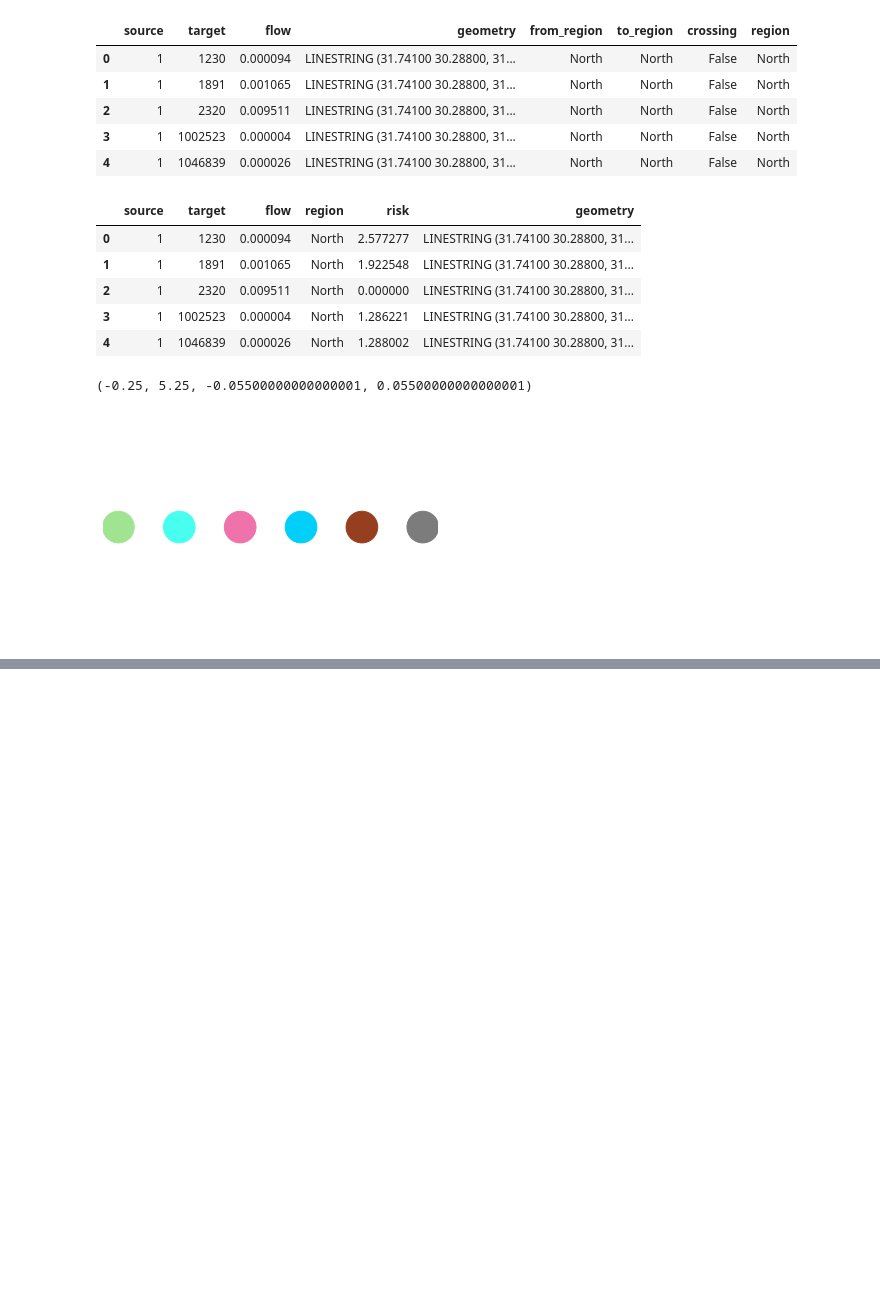
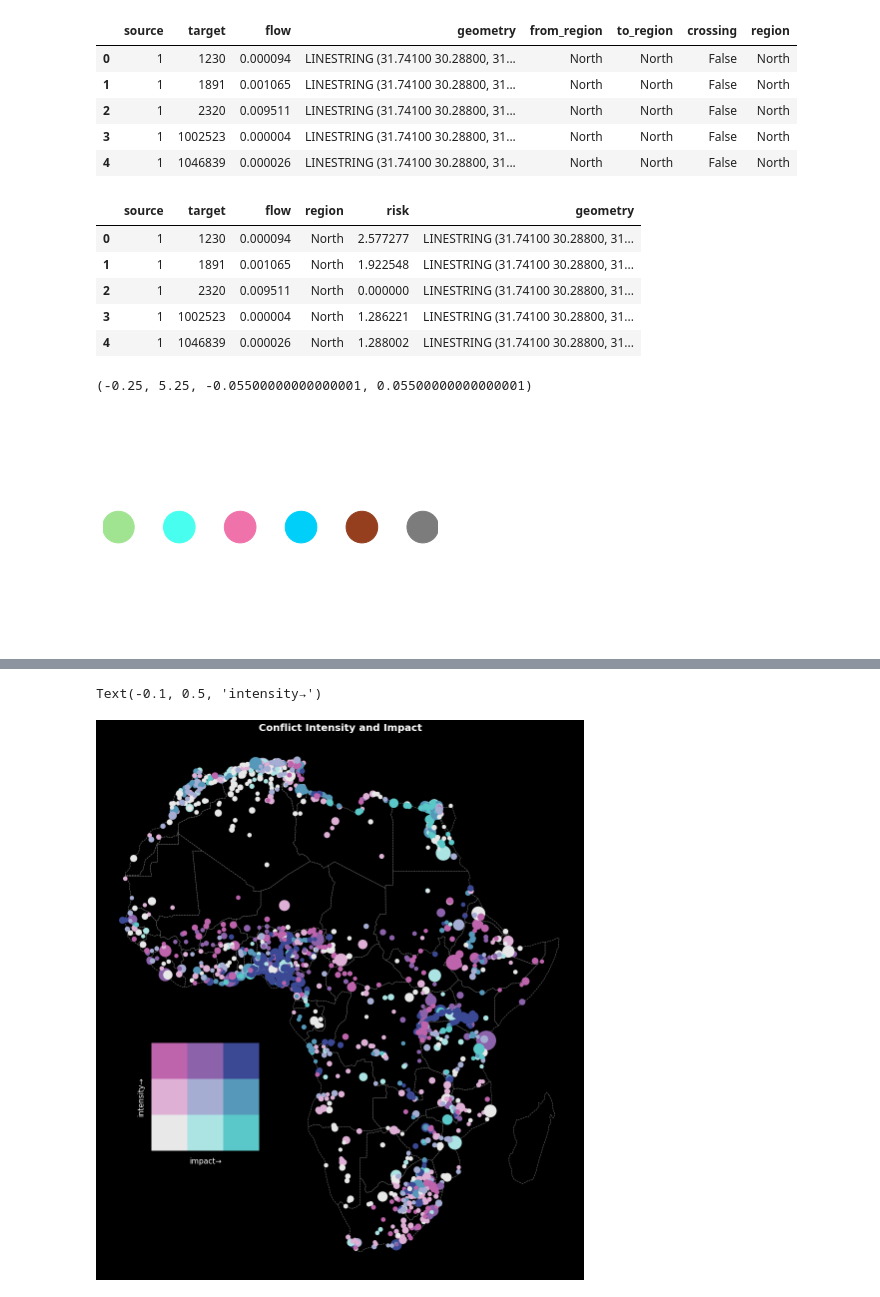
Before and after one commit to asrenninger/africonnectivity, a Jupyter notebook: python/gravity.ipynb, the cells around one changed output, grey strips where cells are left out. Drawn from its saved outputs; the diff is of its cells as text; code cells hidden in the pictures; blank space fills up the shorter version.

```diff
--- a/python/gravity.ipynb
+++ b/python/gravity.ipynb
@@ -390,0 +437,70 @@ fig.savefig('../viz/africapolis-riskvflow-regions.png', facecolor=fig.get_faceco
+# %%
+# create a dataframe with the bivariate color scheme
+bivariate = {
+    "class": ["1-1", "2-1", "3-1", "1-2", "2-2", "3-2", "1-3", "2-3", "3-3"],
+    "color": ["#e8e8e8", "#ace4e4", "#5ac8c8", "#dfb0d6", "#a5add3", "#5698b9", "#be64ac", "#8c62aa", "#3b4994"]
+}
+
+bivariate = pd.DataFrame(bivariate)
+
+# convert tween_weighted into 3  quantiles
+avg['flow_qtile'] = pd.qcut(avg['flow'].rank(method='first'), 3, labels=["1", "2", "3"])
+# replace nan with "1"
+avg['flow_qtile'] = avg['flow_qtile'].fillna("1")
+
+# convert index into 3 quantiles
+avg['risk_qtile'] = pd.qcut(avg['risk'].rank(method='first'), 3, labels=["1", "2", "3"])
+# replace nan with "1"
+avg['risk_qtile'] = avg['risk_qtile'].fillna("1")
+
+# join the two quantiles together
+avg['class'] = avg['risk_qtile'].astype(str) + "-" + avg['flow_qtile'].astype(str)
+
+# merge the bivariate color scheme with the data
+avg = avg.merge(bivariate, on='class')
+
+# create a matplotlib categorical color map with the bi-variate color scheme
+from matplotlib.colors import ListedColormap
+bmap = ListedColormap(bivariate['color'].values)
+
+# create a geodataframe from the joined dataframe
+gdf = gpd.GeoDataFrame(avg)
+
+# make fig and ax objects
+fig, ax = plt.subplots(1, 1, figsize=(20, 20), facecolor='k')
+
+# plot africa with no fill and dashed lines as a base layer
+africa.to_crs(avg.crs).plot(color='k', edgecolor='#7c7c7c', linestyle='--', ax=ax)
+
+# plot it with the "class" column and use the categorical color map
+# edges_gdf.plot(color='w', ax=ax)
+gdf.sort_values('Pop2015', ascending=False).plot(column='class', cmap=bmap, ax=ax, markersize=np.sqrt(gdf['Pop2015'] / 10))
+
+# clean it up
+ax.set_facecolor('k')
+ax.set_title('Conflict Intensity and Impact', color='w', size=20, weight='bold')
+ax.set_axis_off()
+
+# make a subplot in the bottom left corner
+sub = fig.add_axes([0.25, 0.3, 0.15, 0.15])
+
+sub.imshow(np.array([[0, 1, 2], [3, 4, 5], [6, 7, 8]]), cmap=bmap)
+
+# turn it 90 degrees
+sub.set_xticks([])
+sub.set_yticks([])
+sub.set_xticklabels([])
+sub.set_yticklabels([])
+sub.set_frame_on(False)
+sub.invert_yaxis()
+sub.set_aspect('equal')
+
+# add axis titles that say "Conflict Intensity" and "Impact"
+sub.text(0.5, -0.1, 'impact' + u"\u2192", horizontalalignment='center', verticalalignment='center', transform=plt.gca().transAxes, fontsize=15, color='w')
+sub.text(-0.1, 0.5, 'intensity' + u"\u2192", horizontalalignment='center', verticalalignment='center', transform=plt.gca().transAxes, fontsize=15, rotation=90, color='w')
+
+# save this plot as a high resolution png
+plt.savefig('../viz/africapolis-riskvflow-map.png', dpi=300, bbox_inches='tight', pad_inches=0)
+# %% [output]
+Text(-0.1, 0.5, 'intensity→')
+[figure, added]
```
Also changed, not shown: parts of 7 cells of this notebook.
